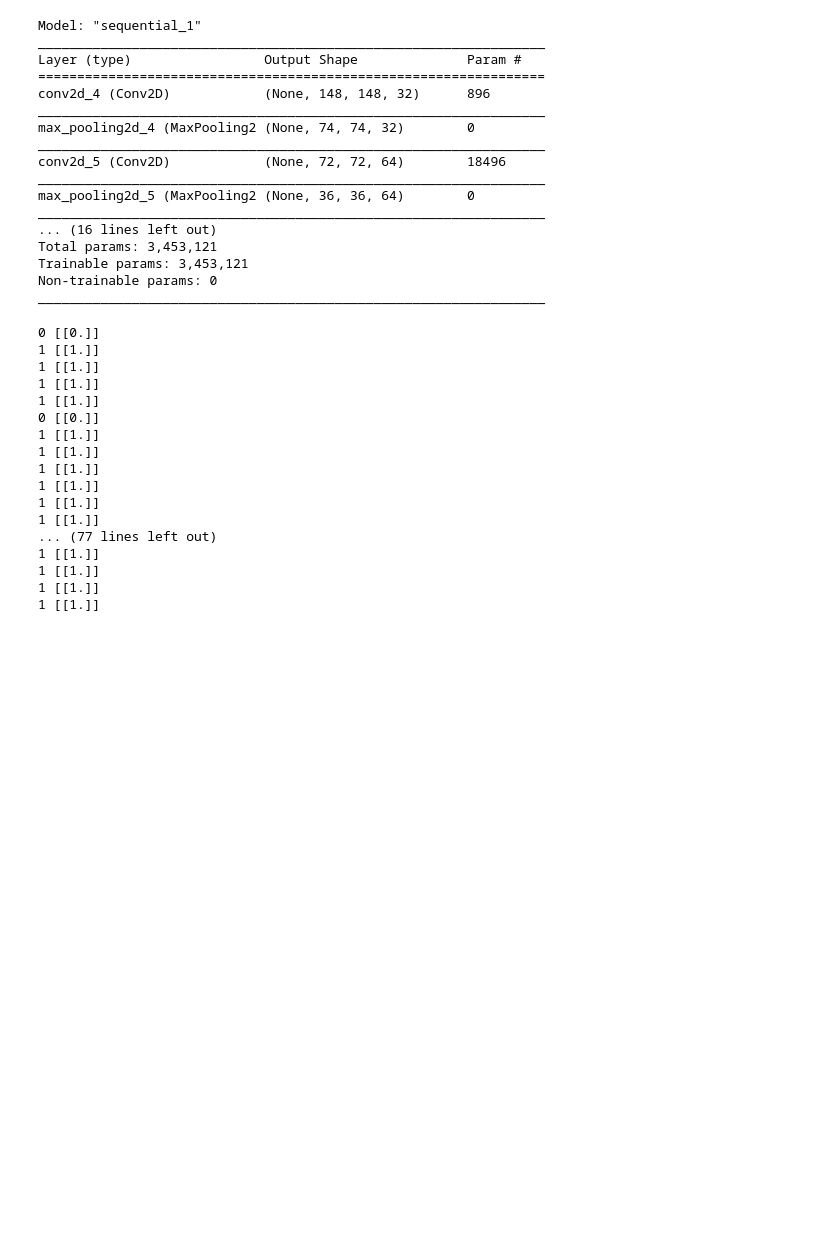
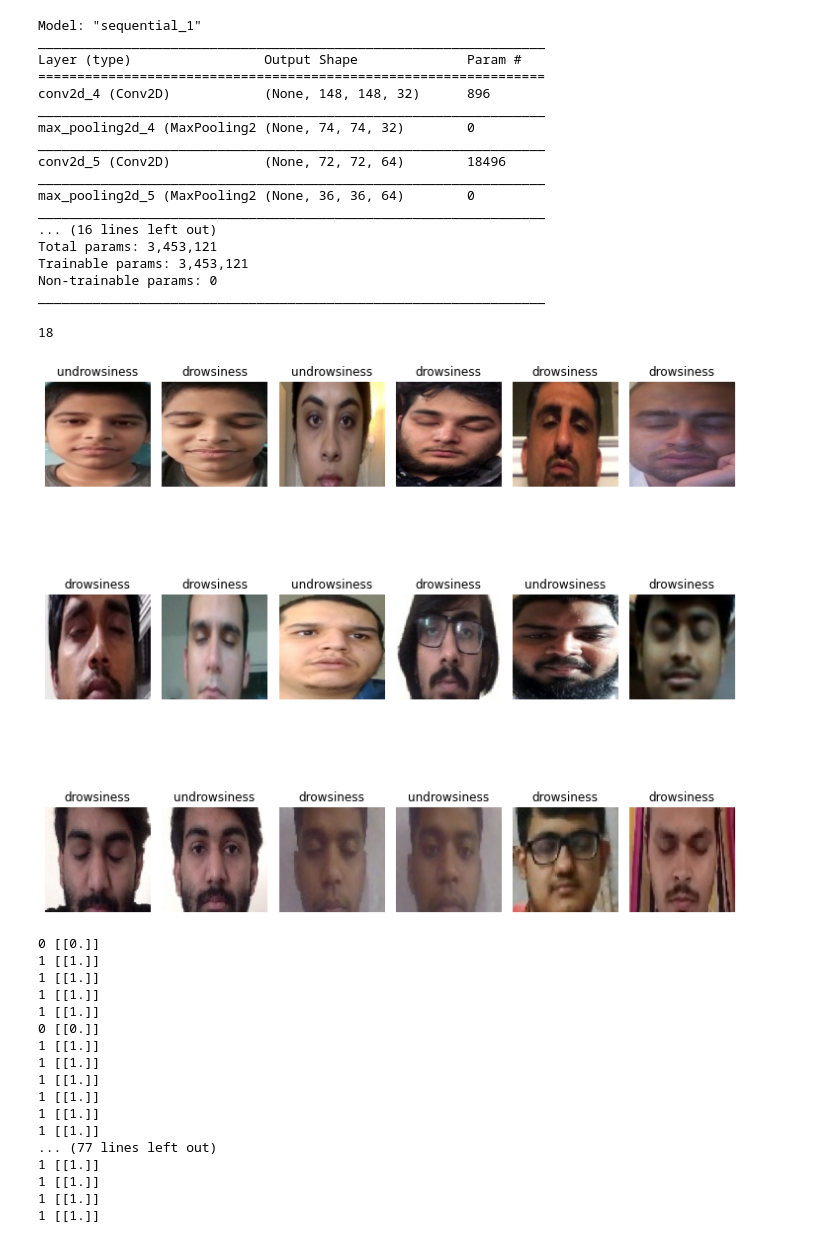
Before and after one commit to mkaif111/Drowsiness-Detection-System-using-CNN, a Jupyter notebook: loadmodel.ipynb, the cells around one changed output. Saved outputs shown, nothing was run; the diff lists cells and outputs as text; code cells hidden in the pictures; blank space fills up the shorter version.

```diff
--- a/loadmodel.ipynb
+++ b/loadmodel.ipynb
@@ -41,17 +39,36 @@ def get_label_index(pre):
 # %%
 
 def display_multiple_img(images, rows = 1, cols=1):
-    figure, ax = plt.subplots(nrows=rows,ncols=cols )
-    for ind,title in enumerate(images):
-        ax.ravel()[ind].imshow(images[title])
-        ax.ravel()[ind].set_title(title)
+    figure, ax = plt.subplots(nrows=rows,ncols=cols,figsize=(10,10))
+#     figure.tight_layout(pad=2.0)
+    for ind,detail in enumerate(images):
+#         print(ind,detail)
+        ax.ravel()[ind].imshow(detail["img"])
+        ax.ravel()[ind].set_title(detail["label"])
         ax.ravel()[ind].set_axis_off()
     plt.tight_layout()
+    plt.savefig("out.png")
     plt.show()
-
-
-
-display_multiple_img(images, 2, 2)
+# %%
+from tensorflow import keras
+import os
+DIR = "test/images"
+IMG_label = []
+for imgFile in os.listdir(DIR):
+    img_path = os.path.join(DIR,imgFile)
+    img = keras.preprocessing.image.load_img(img_path,target_size =(150,150))
+    img_array = keras.preprocessing.image.img_to_array(img)
+    img_array = tf.expand_dims(img_array,0)
+    pred = model.predict(img_array)
+    label = labels[get_label_index(pred)]
+    IMG_label.append({"img" : img,"label" : label})
+print(len(IMG_label))
+# %% [output]
+18
+# %%
+display_multiple_img(IMG_label,3,6)
+# %% [output]
+[figure, added]
 # %%
 frequency = 2200
 duration = 2000
```
Also changed, not shown: parts of 1 cell of this notebook, 5 other files.
